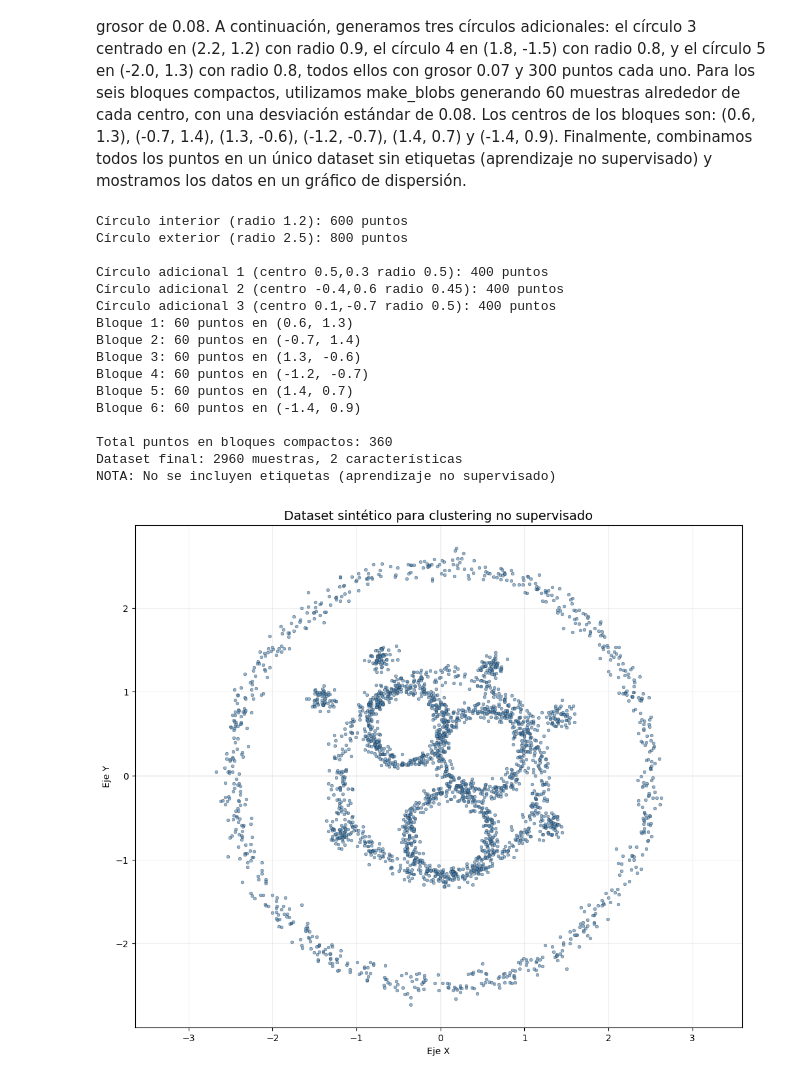
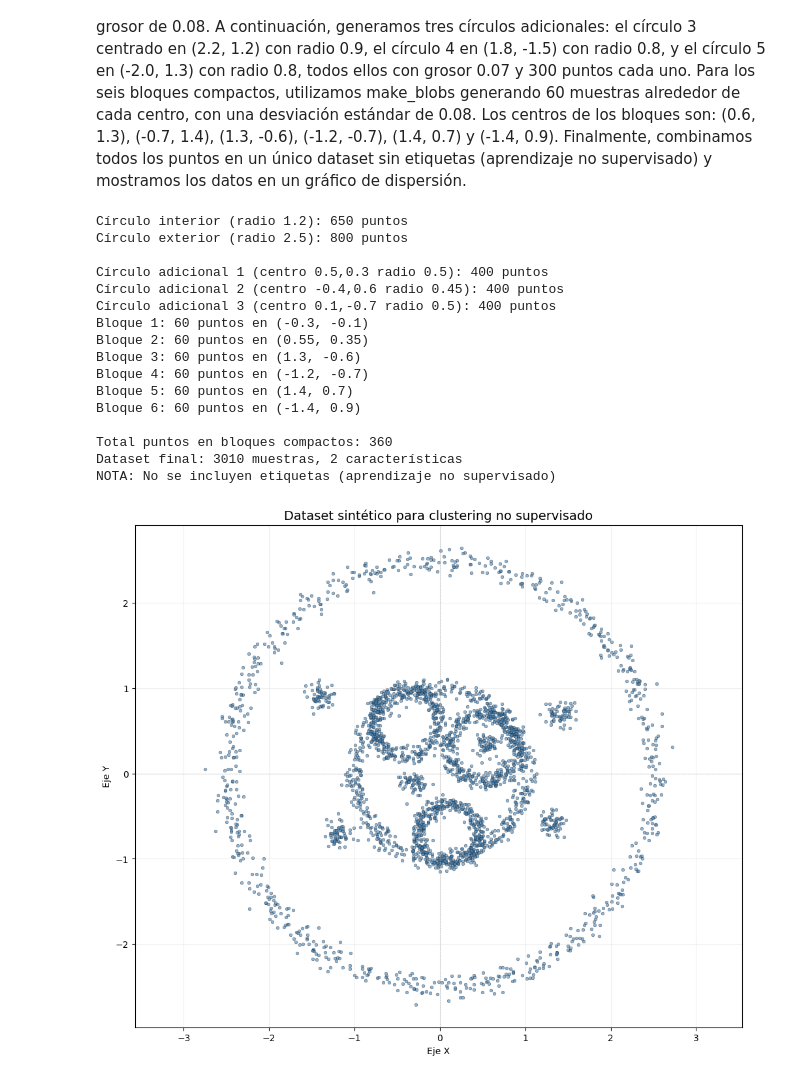
Before and after one commit to alex-rubino-fernandez/machine-learning-activities, a Jupyter notebook: act2-unsupervised-clustering/gcd_aa2_act2_alex_rubino.ipynb, the cells around one changed output. Saved outputs shown, nothing was run; the diff lists cells and outputs as text; code cells hidden in the pictures.

```diff
--- a/act2-unsupervised-clustering/gcd_aa2_act2_alex_rubino.ipynb
+++ b/act2-unsupervised-clustering/gcd_aa2_act2_alex_rubino.ipynb
@@ -39,20 +39,20 @@ def generar_circulo(centro_x, centro_y, radio, n_puntos, grosor):
     return np.column_stack([x, y])
 
 # Dos círculos concéntricos en (0,0)
-circulo_int = generar_circulo(0, 0, 1.2, 600, 0.06)   # círculo interior
+circulo_int = generar_circulo(0, 0, 1, 650, 0.06)   # círculo interior
 circulo_ext = generar_circulo(0, 0, 2.5, 800, 0.08)   # círculo exterior
 
 print(f"Círculo interior (radio 1.2): {circulo_int.shape[0]} puntos")
 print(f"Círculo exterior (radio 2.5): {circulo_ext.shape[0]} puntos")
 
-# Círculo 1: centrado en (0.5, 0.3) con radio 0.5
-circulo_adicional1 = generar_circulo(0.5, 0.3, 0.5, 400, 0.05)
+# Círculo 1: centrado en (0.5, 0.3) con radio 0.40
+circulo_adicional1 = generar_circulo(0.5, 0.3, 0.4, 400, 0.05)
 
-# Círculo 2: centrado en (-0.4, 0.6) con radio 0.45
-circulo_adicional2 = generar_circulo(-0.4, 0.6, 0.45, 400, 0.05)
+# Círculo 2: centrado en (-0.4, 0.6) con radio 0.40
+circulo_adicional2 = generar_circulo(-0.4, 0.6, 0.4, 400, 0.05)
 
-# Círculo 3: centrado en (0.1, -0.7) con radio 0.5 (se corta con los anteriores)
-circulo_adicional3 = generar_circulo(0.1, -0.7, 0.5, 400, 0.05)
+# Círculo 3: centrado en (0.1, -0.7) con radio 0.35 (se corta con los anteriores)
+circulo_adicional3 = generar_circulo(0.1, -0.7, 0.35, 400, 0.05)
 
 print(f"\nCírculo adicional 1 (centro 0.5,0.3 radio 0.5): {circulo_adicional1.shape[0]} puntos")
 print(f"Círculo adicional 2 (centro -0.4,0.6 radio 0.45): {circulo_adicional2.shape[0]} puntos")
@@ -60,7 +60,7 @@ print(f"Círculo adicional 3 (centro 0.1,-0.7 radio 0.5): {circulo_adicional3.sh
 
 # Posiciones de los 6 bloques compactos
 centros_blobs = [
-    (0.6, 1.3), (-0.7, 1.4), (1.3, -0.6),
+    (-0.3, -0.1), (0.55, 0.35), (1.3, -0.6),
     (-1.2, -0.7), (1.4, 0.7), (-1.4, 0.9)
 ]
 
@@ -77,35 +77,35 @@ print(f"\nTotal puntos en bloques compactos: {bloques_compactos.shape[0]}")
 X = np.vstack([circulo_int, circulo_ext, circulo_adicional1, circulo_adicional2, circulo_adicional3, bloques_compactos])
 
 print(f"Dataset final: {X.shape[0]} muestras, {X.shape[1]} características")
 print("NOTA: No se incluyen etiquetas (aprendizaje no supervisado)")
 
 plt.figure(figsize=(12, 10))
 
 plt.scatter(X[:, 0], X[:, 1], s=12, alpha=0.6, c='steelblue', edgecolors='k', linewidth=0.3)
 
 plt.title('Dataset sintético para clustering no supervisado', fontsize=14)
 plt.xlabel('Eje X')
 plt.ylabel('Eje Y')
 plt.axhline(0, color='gray', linestyle='--', linewidth=0.5, alpha=0.5)
 plt.axvline(0, color='gray', linestyle='--', linewidth=0.5, alpha=0.5)
 plt.axis('equal')
 plt.grid(alpha=0.2)
 plt.show()
 # %% [output]
-Círculo interior (radio 1.2): 600 puntos
+Círculo interior (radio 1.2): 650 puntos
 Círculo exterior (radio 2.5): 800 puntos
 
 Círculo adicional 1 (centro 0.5,0.3 radio 0.5): 400 puntos
 Círculo adicional 2 (centro -0.4,0.6 radio 0.45): 400 puntos
 Círculo adicional 3 (centro 0.1,-0.7 radio 0.5): 400 puntos
-Bloque 1: 60 puntos en (0.6, 1.3)
-Bloque 2: 60 puntos en (-0.7, 1.4)
+Bloque 1: 60 puntos en (-0.3, -0.1)
+Bloque 2: 60 puntos en (0.55, 0.35)
 Bloque 3: 60 puntos en (1.3, -0.6)
 Bloque 4: 60 puntos en (-1.2, -0.7)
 Bloque 5: 60 puntos en (1.4, 0.7)
 Bloque 6: 60 puntos en (-1.4, 0.9)
 
 Total puntos en bloques compactos: 360
-Dataset final: 2960 muestras, 2 características
+Dataset final: 3010 muestras, 2 características
 NOTA: No se incluyen etiquetas (aprendizaje no supervisado)
-[figure, old version]
+[figure, new version]
```
Also changed, not shown: parts of 11 cells of this notebook.
